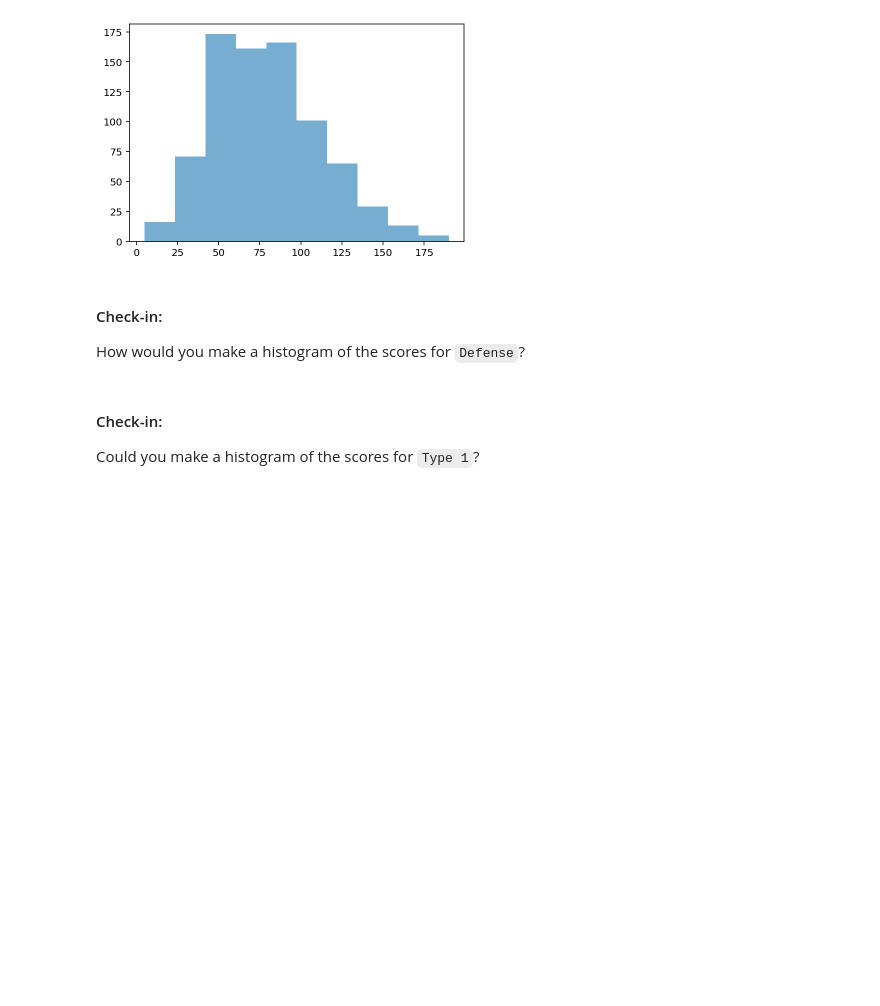
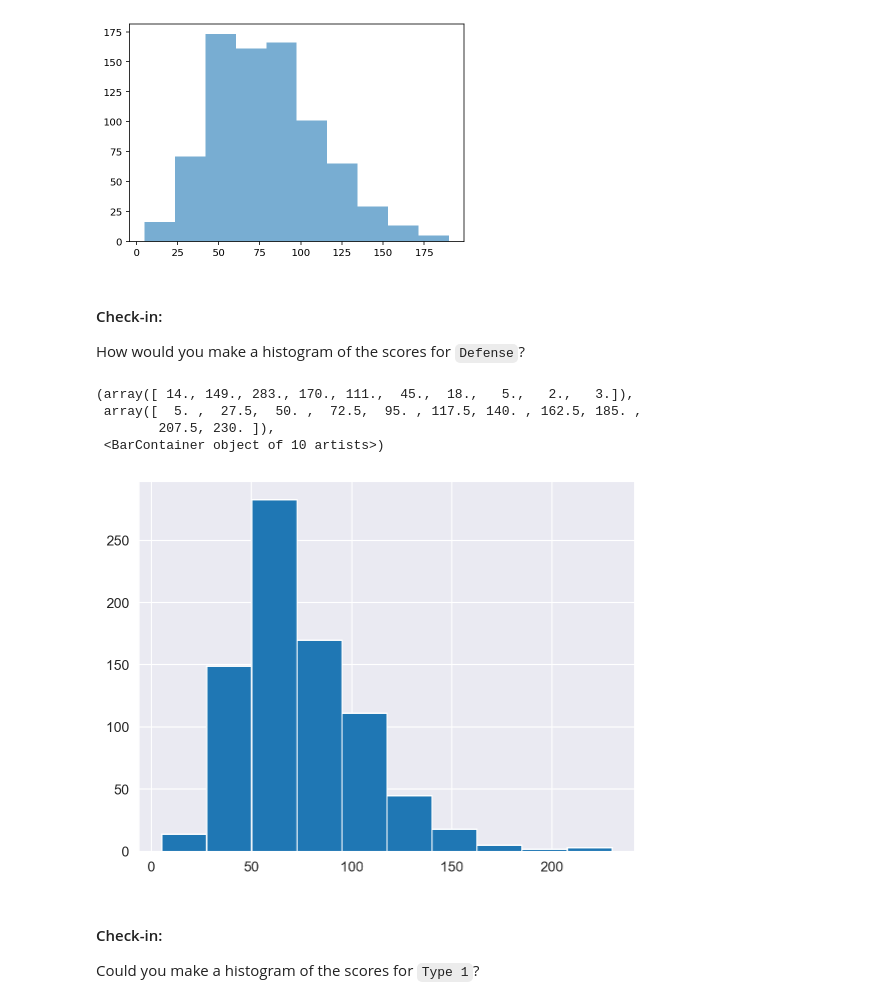
Before and after one commit to Just-Simon-Dev/PG-Descriptive-Statistics, a Jupyter notebook: report-4/Exercise5.ipynb, the cells around one changed output. Drawn from its saved outputs; the diff is of its cells as text; code cells hidden in the pictures; blank space fills up the shorter version.

```diff
--- a/report-4/Exercise5.ipynb
+++ b/report-4/Exercise5.ipynb
@@ -158,7 +158,13 @@ p = plt.hist(df_pokemon['Attack'], alpha = .6)
 
 How would you make a histogram of the scores for `Defense`?
 # %%
-### Your code here
+plt.hist(df_pokemon['Defense'])
+# %% [output]
+(array([ 14., 149., 283., 170., 111.,  45.,  18.,   5.,   2.,   3.]),
+ array([  5. ,  27.5,  50. ,  72.5,  95. , 117.5, 140. , 162.5, 185. ,
+        207.5, 230. ]),
+ <BarContainer object of 10 artists>)
+[figure, added]
 # %% [markdown]
 #### Check-in:
 
```
Also changed, not shown: parts of 2 cells of this notebook, 1 other file.
